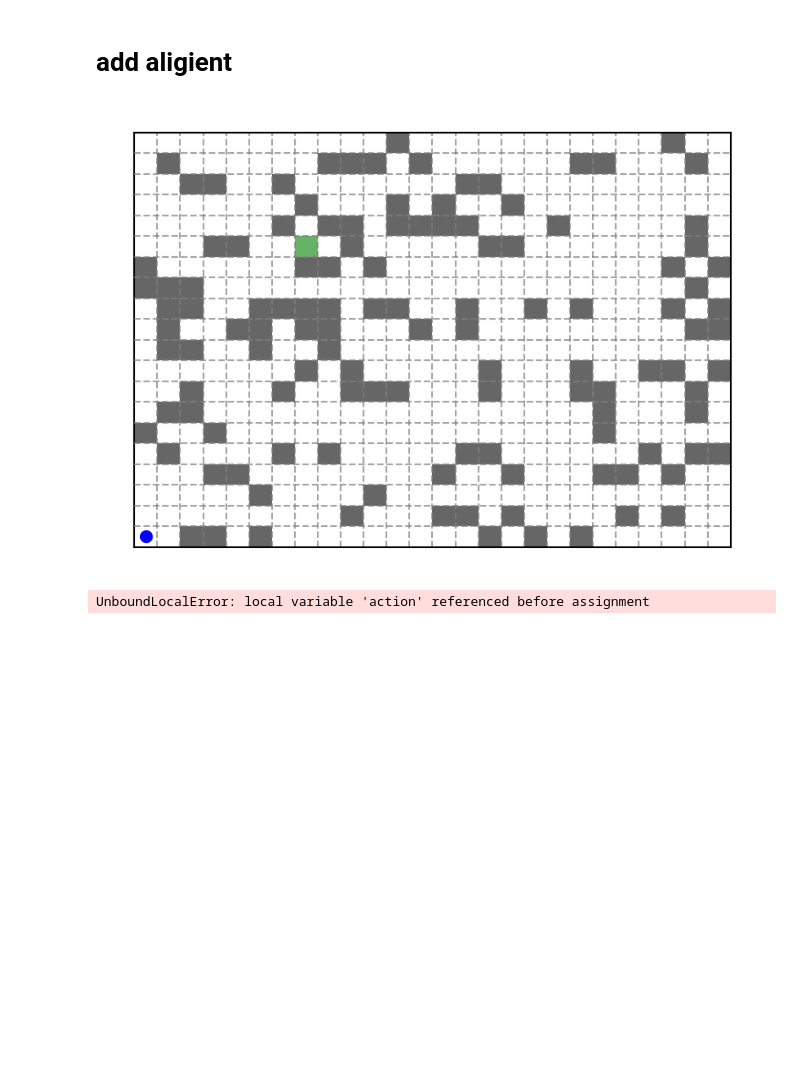
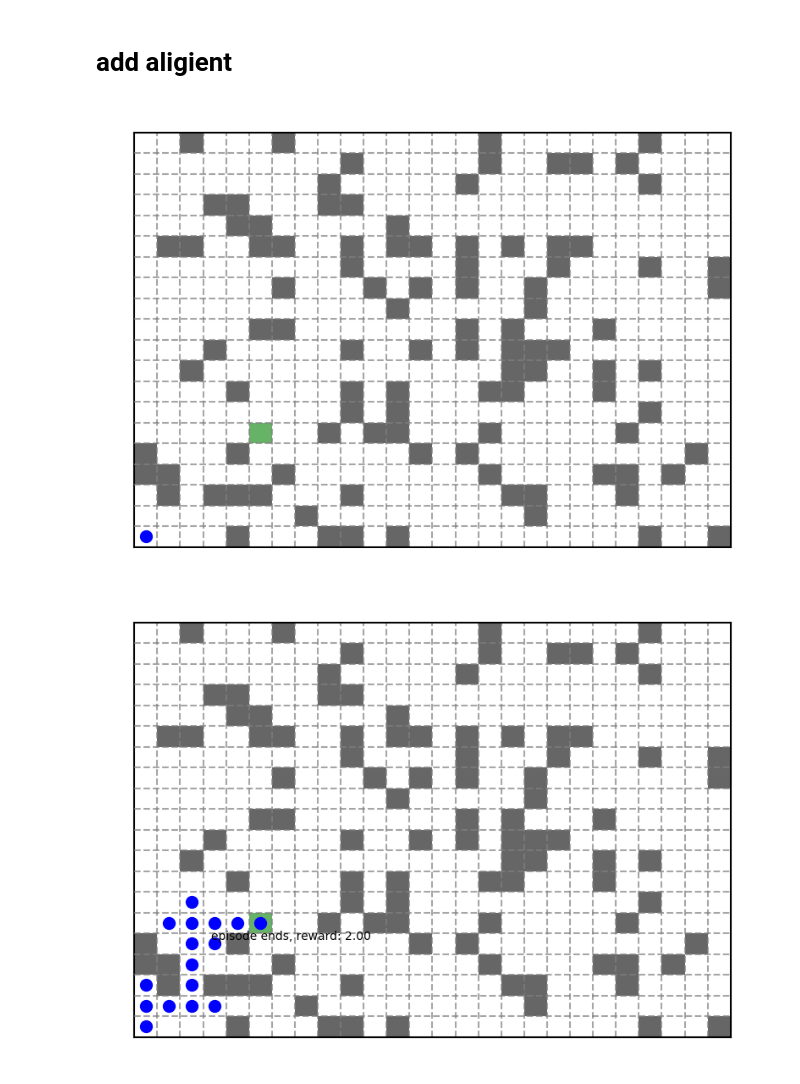
Before and after one commit to 0baldkiller0/test, a Jupyter notebook: learn.ipynb, the cells around one changed output. Cells and saved outputs as stored; diff of their text form; code cells hidden in the pictures; blank space fills up the shorter version.

```diff
--- a/learn.ipynb
+++ b/learn.ipynb
@@ -338,7 +338,7 @@ def reset_env(reward_num, track_num, obs_num):
              if i < reward_num:
                    while len(board_set) < i + 1:
                      m , n = random.randint(0, num_rows-1), random.randint(0, num_cols-1)
-                     if ((m,n) not in board_set):#& ((m,n) != start_pos)
+                     if ((m,n) not in board_set)& ((m,n) != start_pos):#
                            board_set.append((m,n))
                            board[m][n] = 1
                            reward_point.append((m,n))
@@ -351,7 +351,7 @@ def reset_env(reward_num, track_num, obs_num):
              else:
                    while len(board_set) < i + 1:
                      m , n = random.randint(0, num_rows-1), random.randint(0, num_cols-1)
-                     if ((m,n) not in board_set):# & ((m,n) != start_pos)
+                     if ((m,n) not in board_set)& ((m,n) != start_pos):#
                            board_set.append((m,n))
                            board[m][n] = 2
                            obs_point.append((m,n))
@@ -448,7 +448,7 @@ def draw_trace(board,bot_pos_comb):
                         s="episode ends, reward: {:.2f}".format(2))
         plt.show()
 
-board, reward_point, _ = reset_env(1,2,10)
+board, reward_point, _ = reset_env(1,2,60)
 draw_pic(board, bot_pos=(0,0))
 #for i in range(num_rows):
 #    for j in range(num_cols):
@@ -566,21 +565,21 @@ class Aligient:
             done = True
         return self.cur_state, self.trace, self.reward, done, []
 # %%
+board, reward_point, _ = reset_env(1,2,100)
 env = Aligient(board)
-board, reward_point, _ = reset_env(1,22,100)
 agent = Robot(4)
 num_episodes = 1
 for i in range(num_episodes):
     state = env.reset()
-    draw_pic(board, bot_pos=(0,0))
+    draw_pic(board, bot_pos=env.get_pos_from_state(state))
     while True:
         action = env.choose_action(state, reward_point)
         state, trace, reward, done, info = env.step(action)
         #pos = env.get_pos_from_state(state)
         #draw_pic(board, pos)
         if done:
             draw_trace(board, trace)
             break
 # %% [output]
-[figure, old version]
+[figure, new version]
-UnboundLocalError: local variable 'action' referenced before assignment
+[figure, added]
```
Also changed, not shown: parts of 2 cells of this notebook.
